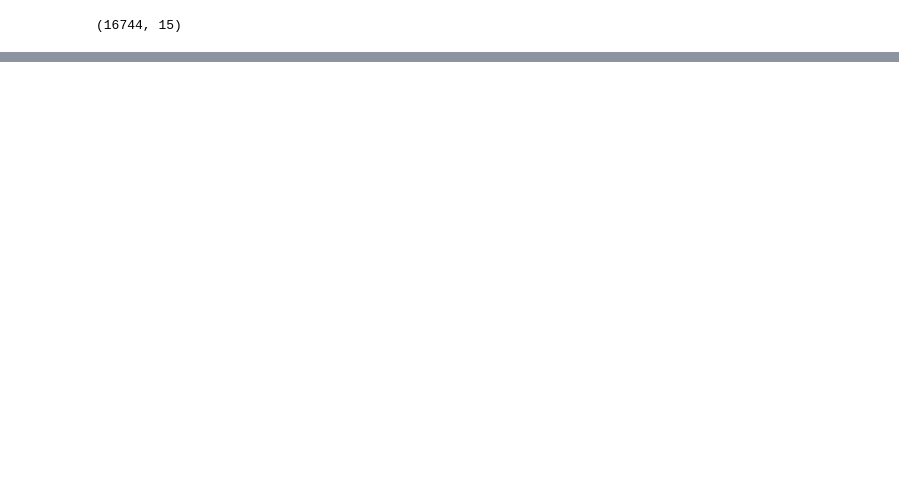
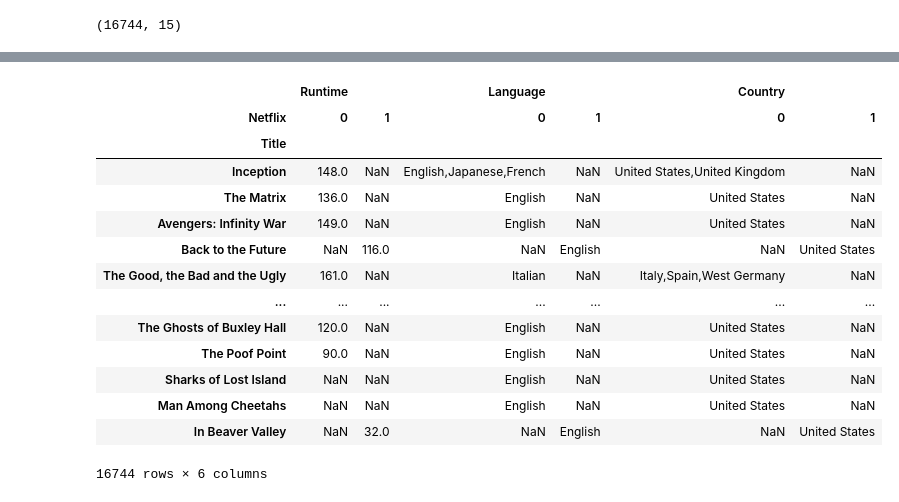
Before and after one commit to mattrose1/lse-python, a Jupyter notebook: 3.1.5.ipynb, the cells around one changed output, grey strips where cells are left out. Cells and saved outputs as stored; diff of their text form; code cells hidden in the pictures; blank space fills up the shorter version.

```diff
--- a/3.1.5.ipynb
+++ b/3.1.5.ipynb
@@ -82,0 +136,18 @@ movie_concat.shape
+# %%
+movie_concat.pivot(index='Title', columns='Netflix', values=['Runtime', 'Language', 'Country'])
+# %% [output]
+|  | Runtime |  | Language |  | Country |  |
+| Netflix | 0 | 1 | 0 | 1 | 0 | 1 |
+| Title |  |  |  |  |  |  |
+| Inception | 148.0 | NaN | English,Japanese,French | NaN | United States,United Kingdom | NaN |
+| The Matrix | 136.0 | NaN | English | NaN | United States | NaN |
+| Avengers: Infinity War | 149.0 | NaN | English | NaN | United States | NaN |
+| Back to the Future | NaN | 116.0 | NaN | English | NaN | United States |
+| The Good, the Bad and the Ugly | 161.0 | NaN | Italian | NaN | Italy,Spain,West Germany | NaN |
+| ... | ... | ... | ... | ... | ... | ... |
+| The Ghosts of Buxley Hall | 120.0 | NaN | English | NaN | United States | NaN |
+| The Poof Point | 90.0 | NaN | English | NaN | United States | NaN |
+| Sharks of Lost Island | NaN | NaN | English | NaN | United States | NaN |
+| Man Among Cheetahs | NaN | NaN | English | NaN | United States | NaN |
+| In Beaver Valley | NaN | 32.0 | NaN | English | NaN | United States |
+16744 rows × 6 columns
```
Also changed, not shown: parts of 4 cells of this notebook.
